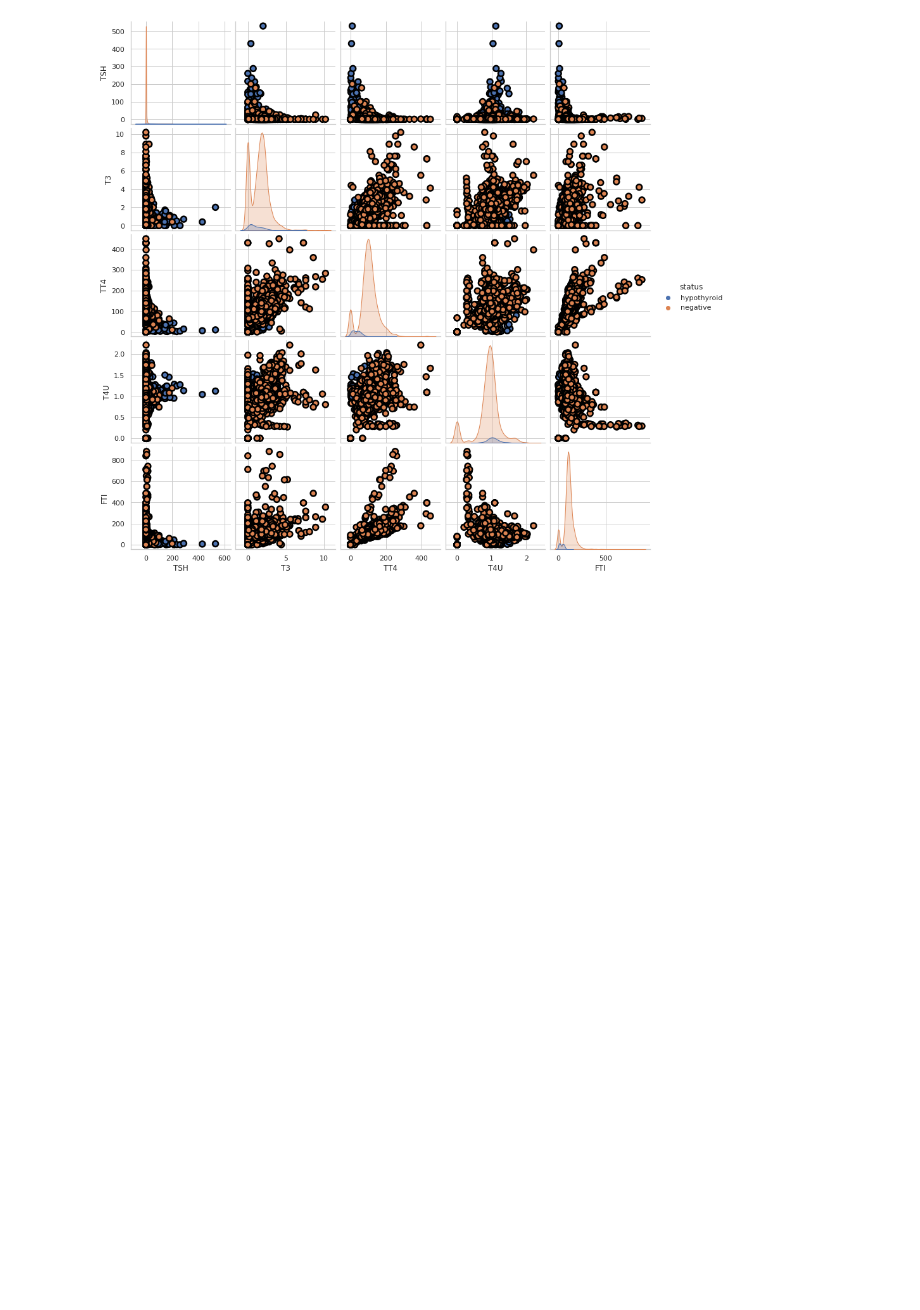
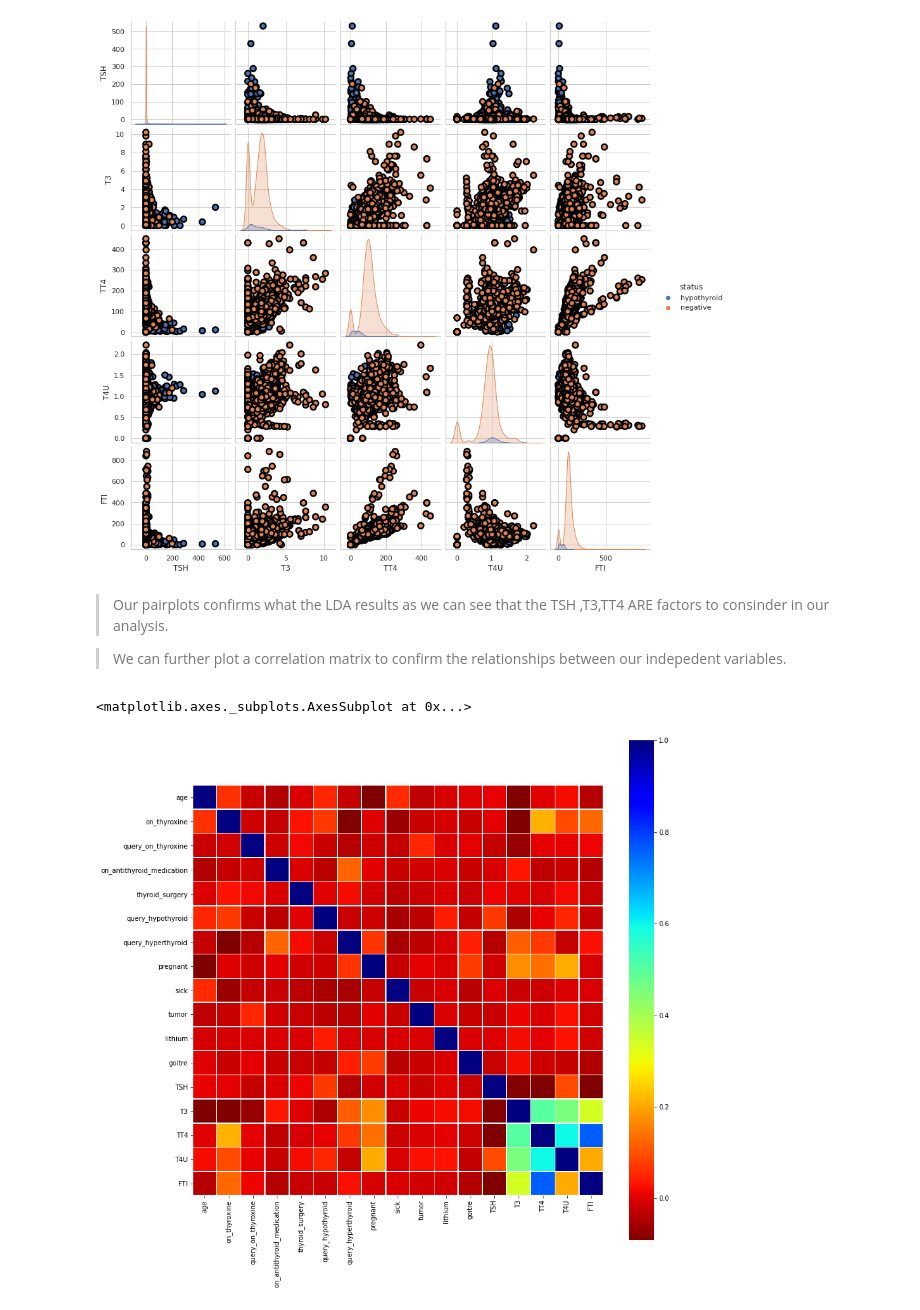
Before and after one commit to Eswa2020/Decision-trees-project, a Jupyter notebook: Esther_Wairimu_Kamau_Independent_Project_week8_core.ipynb, the cells around one changed output. Saved outputs shown, nothing was run; the diff lists cells and outputs as text; code cells hidden in the pictures; blank space fills up the shorter version.

```diff
--- a/Esther_Wairimu_Kamau_Independent_Project_week8_core.ipynb
+++ b/Esther_Wairimu_Kamau_Independent_Project_week8_core.ipynb
@@ -612,3 +659,21 @@ plt.show()
 # %% [output]
 <Figure size 480x320 with 0 Axes>
 [figure]
+# %% [markdown]
+> Our pairplots confirms  what the LDA results as we can see that the TSH ,T3,TT4 ARE factors to consinder in our analysis.
+
+>We can further plot a correlation matrix to confirm the relationships between our indepedent variables.
+# %%
+# Create a correlation matrix
+
+corrMatrix = df_thyroid.corr()
+corrMatrix
+
+# Vizualise the correlation matrix using a heat map
+
+fig, ax = plt.subplots(figsize=(14,14))
+sns.heatmap(corrMatrix, linewidths=.5, cmap='jet_r', robust=True,cbar=True,
+                square=True)
+# %% [output]
+<matplotlib.axes._subplots.AxesSubplot at 0x...>
+[figure, added]
```
Also changed, not shown: parts of 14 cells of this notebook.
